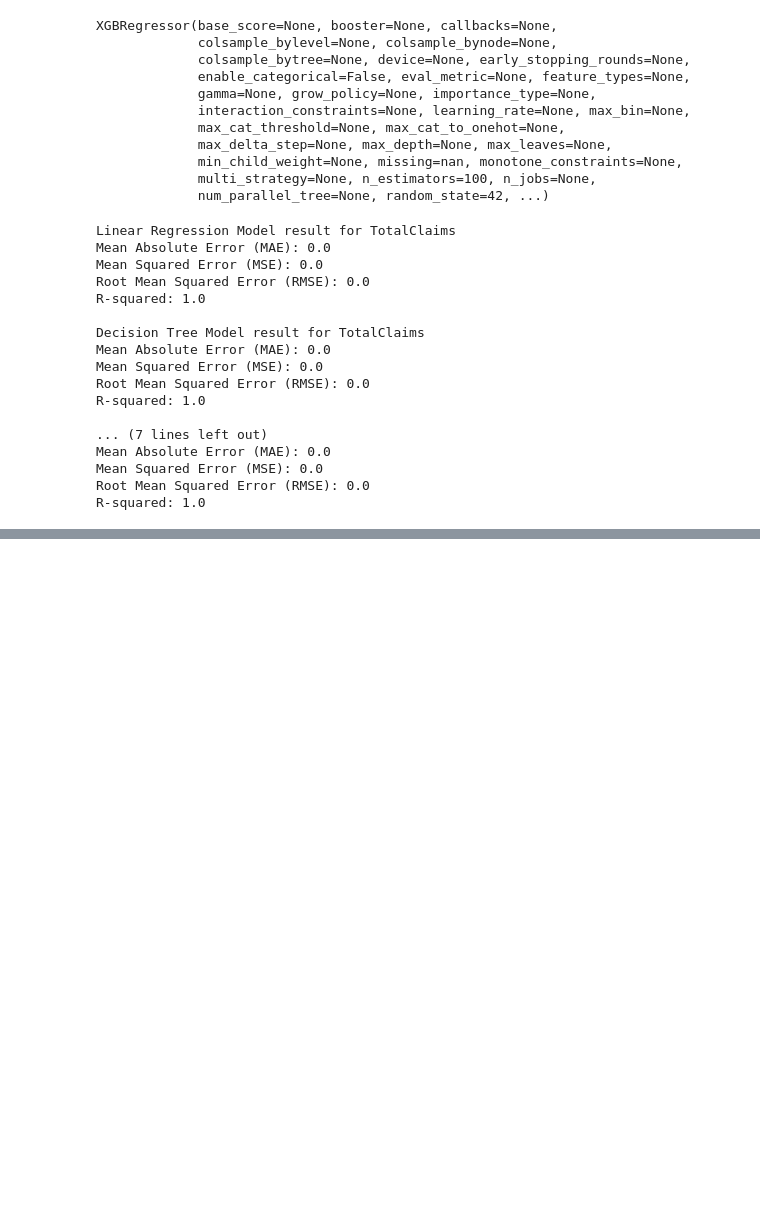
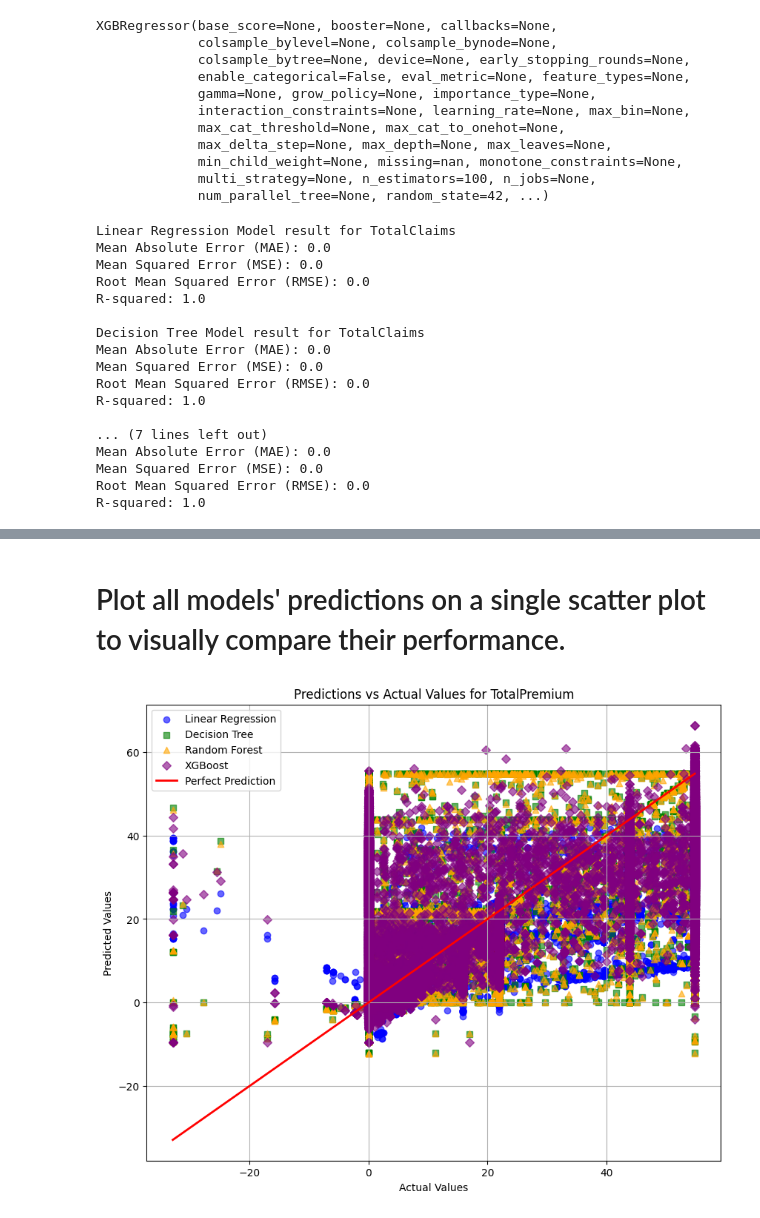
Before and after one commit to nebiyu-ethio/AlphaCare-Insurance-Analytics, a Jupyter notebook: notebooks/task_4.ipynb, the cells around one changed output, grey strips where cells are left out. Cells and saved outputs as stored; diff of their text form; code cells hidden in the pictures; blank space fills up the shorter version.

```diff
--- a/notebooks/task_4.ipynb
+++ b/notebooks/task_4.ipynb
@@ -122,0 +197,13 @@ R-squared: 1.0
+# %% [markdown]
+# Plot all models' predictions on a single scatter plot to visually compare their performance.
+# %%
+models_list = [
+    (Linear_Regression, "Linear Regression"),
+    (Decision_Tree, "Decision Tree"),
+    (Random_Forest, "Random Forest"),
+    (XGBoost, "XGBoost")
+]
+
+plot_all_models_predictions(models_list, X_test, y_premium_test, model_names)
+# %% [output]
+[figure, added]
```
Also changed, not shown: parts of 10 cells of this notebook.
